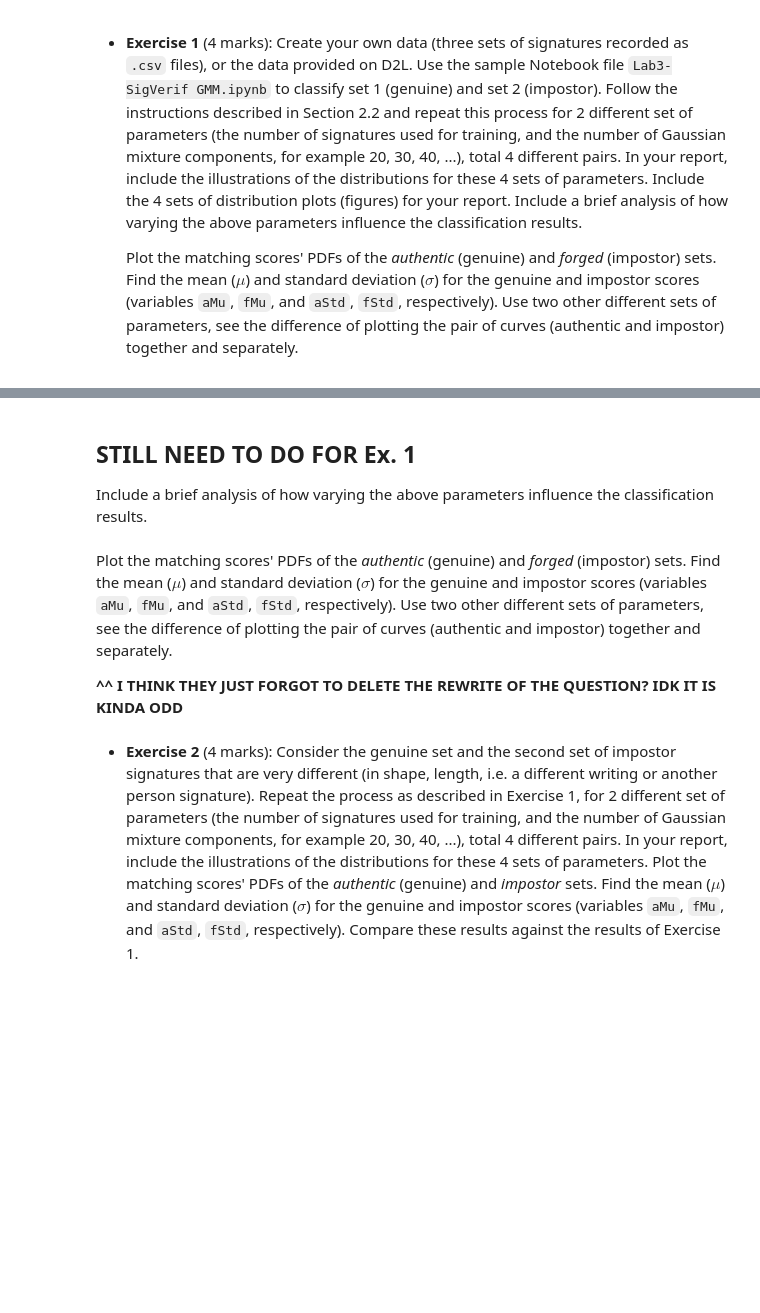
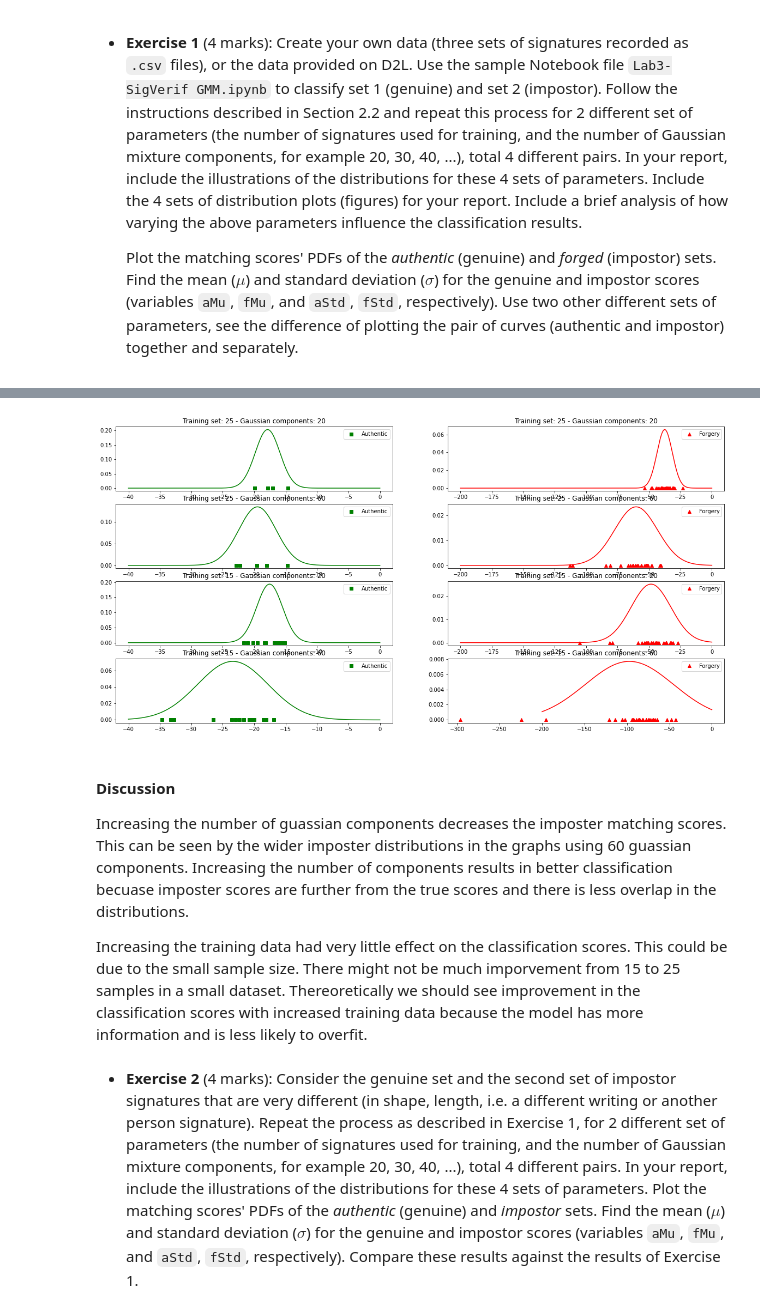
Before and after one commit to TheJade/ENCM509, a Jupyter notebook: Lab3/Lab3-SigVerif GMM.ipynb, the cells around one changed output, grey strips where cells are left out. Drawn from its saved outputs; the diff is of its cells as text; code cells hidden in the pictures; blank space fills up the shorter version.

Commit message:
Did Ex. 3 Still missing discussion for Ex. 2

```diff
--- a/Lab3/Lab3-SigVerif GMM.ipynb
+++ b/Lab3/Lab3-SigVerif GMM.ipynb
@@ -340,9 +331,37 @@ plt.show()
+# %%
+plt.figure(figsize=(20,10))
+x_1 = np.arange(-40, 0, 0.01)
+x_2 = np.arange(-200, 0, 0.01)
+j = 1
+
+for i in range(0, 4):
+
+    aProb = norm.pdf(x_1, loc=np.mean(aScores[i]), scale=np.std(aScores[i]))
+    fProb = norm.pdf(x_2, loc=np.mean(fScores[i]), scale=np.std(fScores[i]))
+
+    plt.subplot(4,2,j)
+    plt.plot(x_1, aProb, 'g')
+    plt.plot(aScores[i], np.zeros(len(aScores[i])), 'gs', lw=2, label='Authentic')
+    plt.legend();
+    plt.title('Training set: {} - Gaussian components: {}'.format(train[i], comp[i]));
+
+    plt.subplot(4,2,j+1)
+    plt.plot(x_2, fProb, 'r')
+    plt.plot(fScores[i], np.zeros(len(fScores[i])), 'r^', lw=2, label='Forgery')
+    plt.legend();
+    plt.title('Training set: {} - Gaussian components: {}'.format(train[i], comp[i]));
+
+    j = j + 2
+
+plt.show()
+# %% [output]
+[figure, added]
 # %% [markdown]
-## STILL NEED TO DO FOR Ex. 1
-Include a brief analysis of how varying the above parameters influence the classification results. <br> <br>
-	 Plot the matching scores' PDFs of the *authentic* (genuine) and *forged* (impostor) sets. Find  the mean ($\mu$) and standard deviation ($\sigma$) for the genuine and impostor scores (variables `aMu`, `fMu`, and `aStd`, `fStd`, respectively). Use two other different sets of parameters, see the difference of plotting the pair of curves (authentic and impostor) together and separately.
+#### Discussion
 
-**^^ I THINK THEY JUST FORGOT TO DELETE THE REWRITE OF THE QUESTION? IDK IT IS KINDA ODD**
+Increasing the number of guassian components decreases the imposter matching scores. This can be seen by the wider imposter distributions in the graphs using 60 guassian components. Increasing the number of components results in better classification becuase imposter scores are further from the true scores and there is less overlap in the distributions.
+
+Increasing the training data had very little effect on the classification scores. This could be due to the small sample size. There might not be much imporvement from 15 to 25 samples in a small dataset. Thereoretically we should see improvement in the classification scores with increased training data because the model has more information and is less likely to overfit.
 # %% [markdown]
 - **Exercise 2** (4 marks): Consider the genuine set and the second set of impostor signatures that are very different (in shape, length, i.e. a different writing or another person signature).
 	Repeat the process as described  in Exercise 1,  for 2 different set of parameters (the number of signatures used for training, and the number of Gaussian mixture components, for example 20, 30, 40, ...), total 4 different pairs. In your report, include the illustrations of the distributions for these 4 sets of parameters.
```
Also changed, not shown: parts of 21 cells of this notebook.
